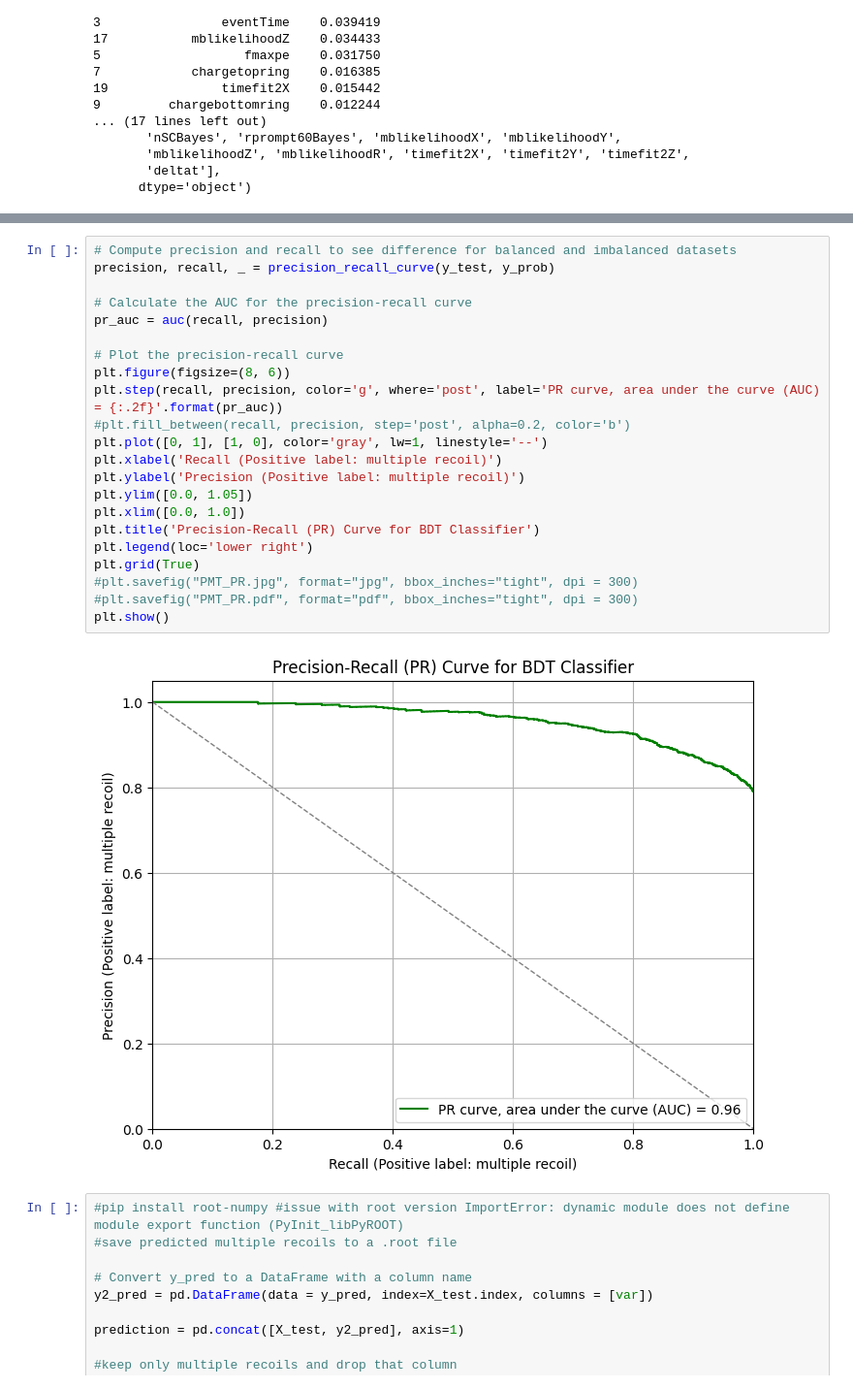
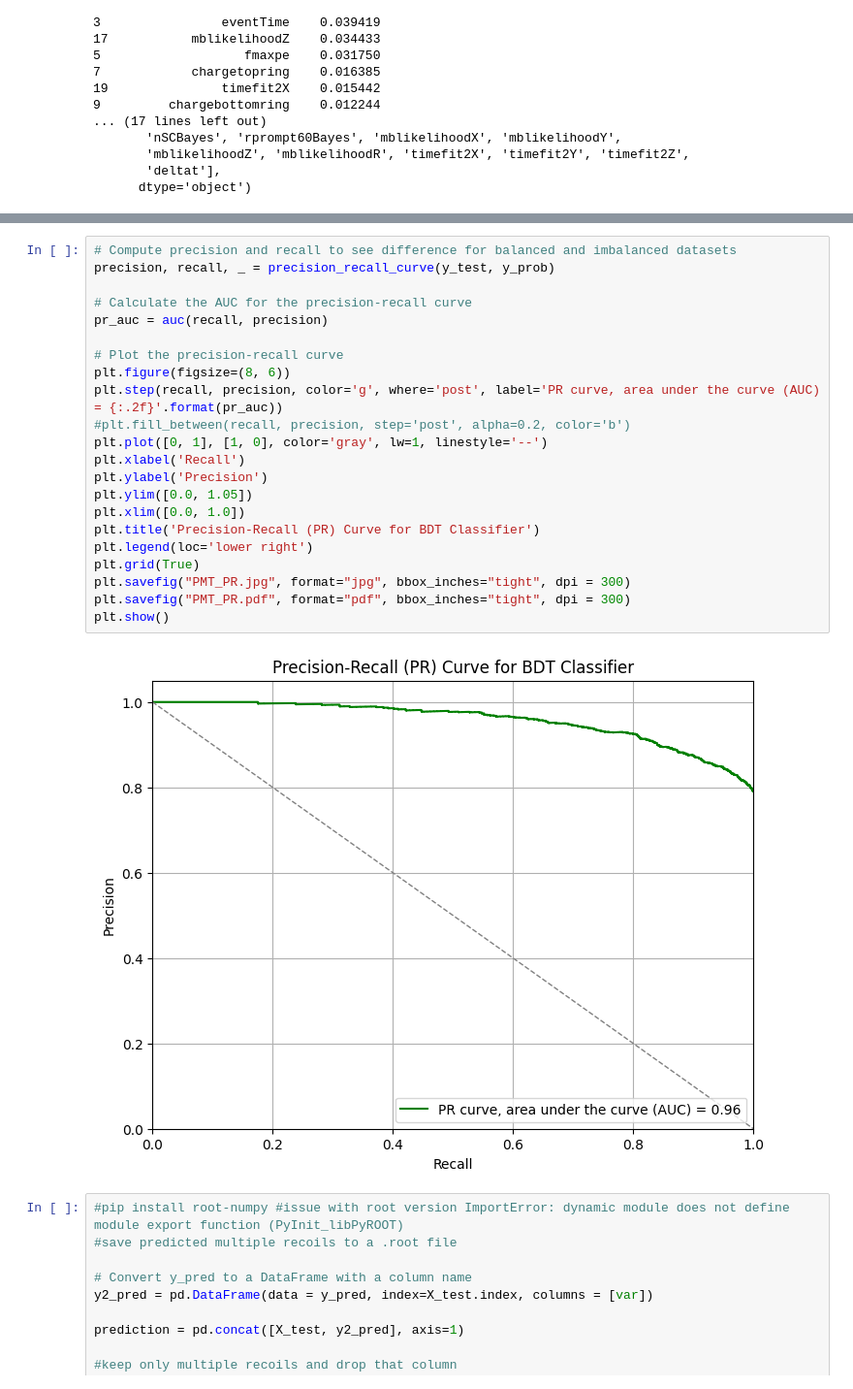
Before and after one commit to marioalpizarv/portfolio, a Jupyter notebook: MultipleRecoilsBoostedDTClassifier_PMTs.ipynb, the cells around one changed output, grey strips where cells are left out. Shown at 97% size. Drawn from its saved outputs; the diff is of its cells as text.

```diff
--- a/MultipleRecoilsBoostedDTClassifier_PMTs.ipynb
+++ b/MultipleRecoilsBoostedDTClassifier_PMTs.ipynb
@@ -482,27 +489,27 @@ plt.show()
 # %%
 # Compute precision and recall to see difference for balanced and imbalanced datasets
 precision, recall, _ = precision_recall_curve(y_test, y_prob)
 
 # Calculate the AUC for the precision-recall curve
 pr_auc = auc(recall, precision)
 
 # Plot the precision-recall curve
 plt.figure(figsize=(8, 6))
 plt.step(recall, precision, color='g', where='post', label='PR curve, area under the curve (AUC) = {:.2f}'.format(pr_auc))
 #plt.fill_between(recall, precision, step='post', alpha=0.2, color='b')
 plt.plot([0, 1], [1, 0], color='gray', lw=1, linestyle='--')
-plt.xlabel('Recall (Positive label: multiple recoil)')
-plt.ylabel('Precision (Positive label: multiple recoil)')
+plt.xlabel('Recall')
+plt.ylabel('Precision')
 plt.ylim([0.0, 1.05])
 plt.xlim([0.0, 1.0])
 plt.title('Precision-Recall (PR) Curve for BDT Classifier')
 plt.legend(loc='lower right')
 plt.grid(True)
-#plt.savefig("PMT_PR.jpg", format="jpg", bbox_inches="tight", dpi = 300)
-#plt.savefig("PMT_PR.pdf", format="pdf", bbox_inches="tight", dpi = 300)
+plt.savefig("PMT_PR.jpg", format="jpg", bbox_inches="tight", dpi = 300)
+plt.savefig("PMT_PR.pdf", format="pdf", bbox_inches="tight", dpi = 300)
 plt.show()
 # %% [output]
-[figure, old version]
+[figure, new version]
 # %%
 #pip install root-numpy #issue with root version ImportError: dynamic module does not define module export function (PyInit_libPyROOT)
 #save predicted multiple recoils to a .root file
```
Also changed, not shown: parts of 1 cell of this notebook.
